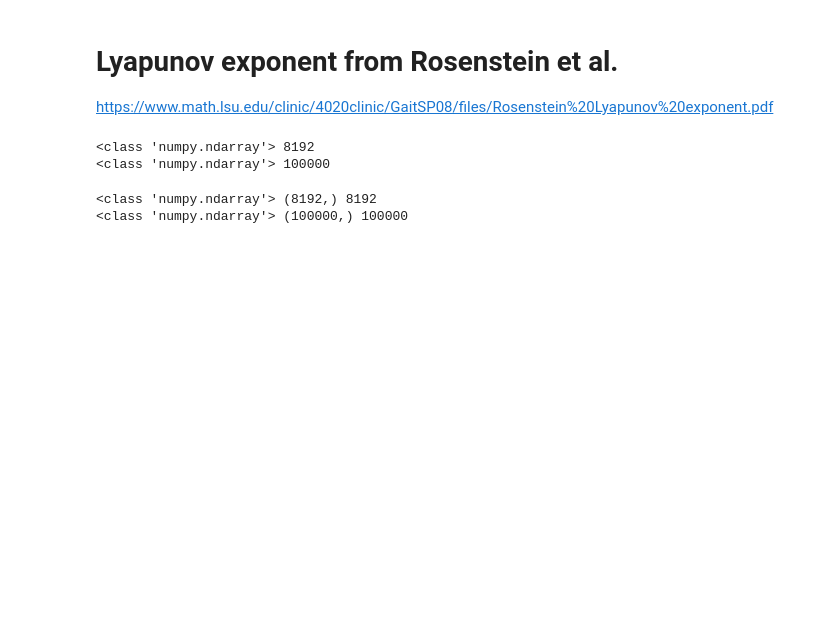
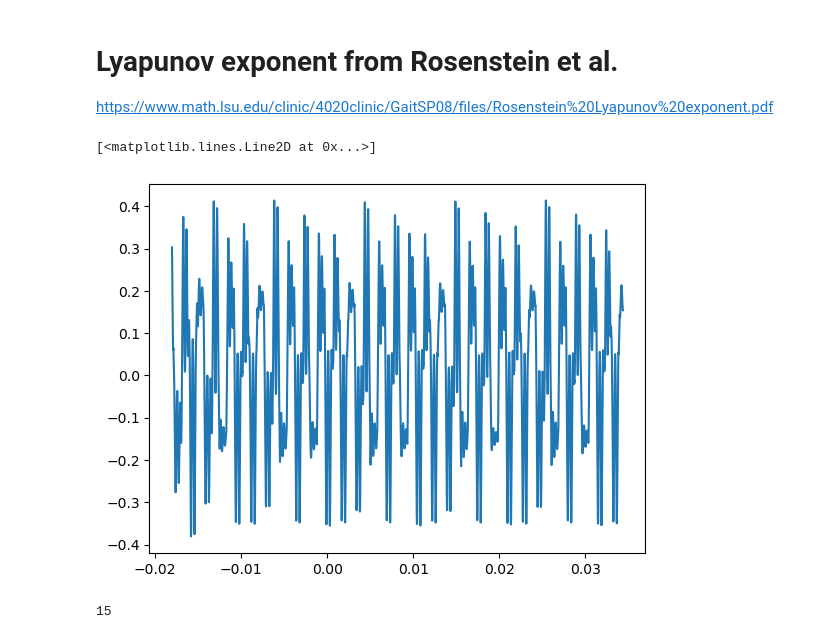
Before and after one commit to Chwanhee/Metrology, a Jupyter notebook: Report_2/Autonomous_Chua.ipynb, the cells around one changed output. Cells and saved outputs as stored; diff of their text form; code cells hidden in the pictures; blank space fills up the shorter version.

```diff
--- a/Report_2/Autonomous_Chua.ipynb
+++ b/Report_2/Autonomous_Chua.ipynb
@@ -415,59 +415,47 @@ plt.plot(X,m*X+b,color="orange")
 # Lyapunov exponent from Rosenstein et al.
 
 https://www.math.lsu.edu/clinic/4020clinic/GaitSP08/files/Rosenstein%20Lyapunov%20exponent.pdf
-# %%
-handle = open("collected_data/high_freq.pkl", 'rb')
-data=pickle.load(handle)
-handle.close()
-
-amp = list(data.keys())
-freq = list(data[amp[0]].keys())
-
-data1 = {}
-for F in amp:
-    data1[F] = {}
-    for f in freq:
-        data1[F][f] = data[F][f][0]
-
-F = amp[50]
-f = freq[10]
-
-t = data1[F][f][0]
-dt = t[1]-t[0]
-x = data1[F][f][1]
-# %% [output]
-<class 'numpy.ndarray'> 8192
-<class 'numpy.ndarray'> 100000
-# %%
-x = data1[F][f][1]
-print(type(x),x.shape,len(x))
-print(type(x_sol),x_sol.shape,len(x_sol))
-# %% [output]
-<class 'numpy.ndarray'> (8192,) 8192
-<class 'numpy.ndarray'> (100000,) 100000
+# %%
+import pandas as pd
+path = "collected_data/chaos.csv"
+
+data = pd.read_csv(path,skiprows=31)
+
+F = 0.9
+f = 570
+
+time = data['Time (s)'].values
+x = data['Channel 1 (V)']
+
+dt = time[1]-time[0]
+
+plt.plot(time,x)
+# %% [output]
+[<matplotlib.lines.Line2D at 0x...>]
+[figure, added]
 # %%
 import statsmodels.api as sm
 from scipy.spatial.distance import cdist
 
-frac = 10
+frac = 100
 # int(len(x_sol)/10)
-x = x_sol[::frac]
-t = time[::frac]
-dt = t[1]-t[0]
+# x = x[::frac]
+# t = time[::frac]
+dt = time[1]-time[0]
 
 n = 3;
 m = 2*n+2 # >2n
-N = len(t)
+N = len(time)
 
 # Find reconstruction delay.
 autocor = sm.tsa.acf(x)
 J = np.argmin(autocor[autocor/autocor[0] > 1-1/np.e])
-
+print(J)
 M = N-(m-1)*J
 
 # Find reconstructed trajectory matrix
-X = np.array([x[i:i+(m-1)*J] for i in range(M)])
-T = np.array([t[i:i+(m-1)*J] for i in range(M)])
+X = np.array([x[i:i+(m-1)*J+1] for i in range(M)])
+T = np.array([time[i:i+(m-1)*J+1] for i in range(M)])
 
 # Find mean frequency.
 magnitude_spectrum = np.abs(np.fft.fft(x))
@@ -478,12 +466,15 @@ f_mean = f_domn/dt
 msk = cdist(T,T, metric='euclidean') > 1/f_mean
 msk = np.where(msk)
 
-pair_norm = cdist(X,X, metric='euclidean')
+norm_pair = cdist(X,X, metric='euclidean')
 
 # Exclude all Xj,X\hat{j} pairs under the time constraint.
-d0 = np.full(pair_norm.shape, np.nan)
-d0[msk] = pair_norm[msk]
+d0 = np.full(norm_pair.shape, np.nan)
+d0[msk] = norm_pair[msk]
 
+# Find index j of nearest neighbor.
 closest = np.nanargmin(d0,axis=0)
+# %% [output]
+15
 # %%
 di =[]
```
Also changed, not shown: parts of 2 cells of this notebook, 1 other file.
